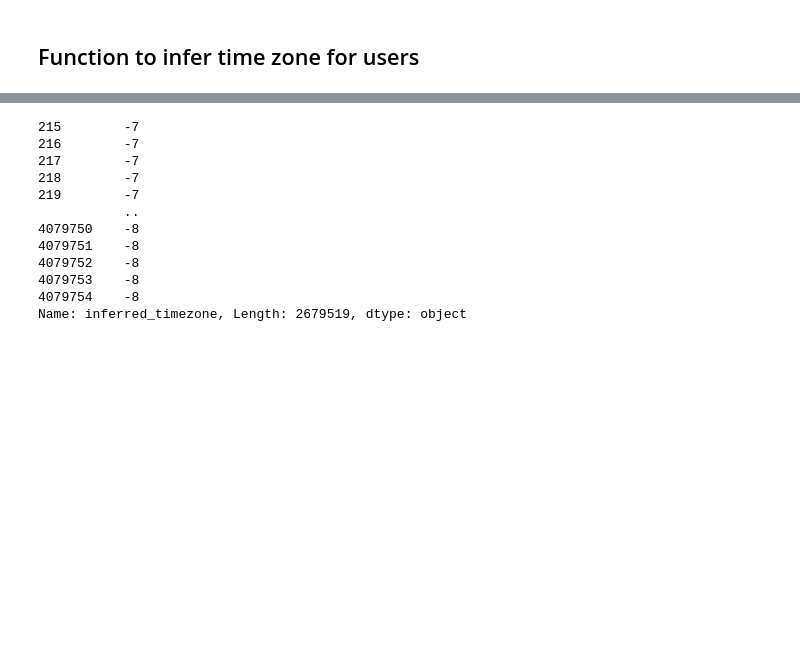
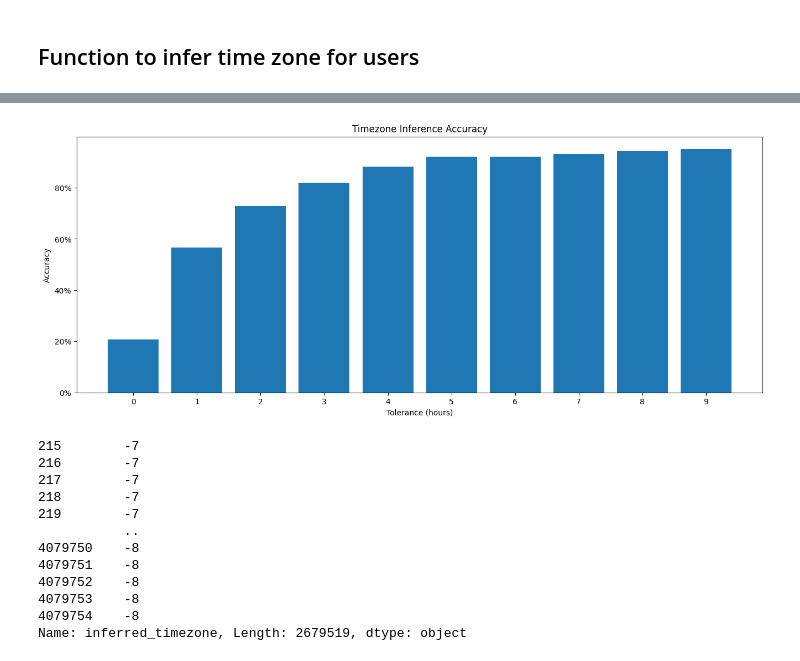
Before and after one commit to AlexHartmann00/camlmm, a Jupyter notebook: create_base_data.ipynb, the cells around one changed output, grey strips where cells are left out. Saved outputs shown, nothing was run; the diff lists cells and outputs as text; code cells hidden in the pictures; blank space fills up the shorter version.

Commit message:
New time zone plot

```diff
--- a/create_base_data.ipynb
+++ b/create_base_data.ipynb
@@ -395,0 +408,14 @@ KeyboardInterrupt:
+# %%
+true_df = data_tz[['tweet_id', 'timezone']]
+true_df['utc_offset'] = true_df['timezone'].apply(get_utc_offset_hours)
+pred_df = data[['tweet_id', 'user_id', 'inferred_timezone']]
+
+comparison_df = pd.merge(
+    true_df,
+    pred_df,
+    'inner',
+    on = 'tweet_id'
+).drop_duplicates(subset=['user_id'])
+
+comparison_df['difference'] = (comparison_df['utc_offset'] - comparison_df['inferred_timezone']).abs()
+comparison_df
@@ -396,3 +441,29 @@ KeyboardInterrupt:
+# %%
+tolerances = []
+accuracies = []
+
+for i in range(10):
+    accuracy = comparison_df.loc[comparison_df['difference'] <= i].shape[0] / comparison_df.shape[0]
+    tolerance = i
+
+    tolerances.append(tolerance)
+    accuracies.append(accuracy)
+
+fig,ax = plt.subplots(figsize=(16,6))
+
+y_ticks = np.arange(0, 1, 0.2)
+
+ax.set_yticks(y_ticks)
+ax.set_yticklabels([f'{int(tick*100)}%' for tick in y_ticks])
+ax.set_ylabel('Accuracy')
+ax.set_xlabel('Tolerance (hours)')
+ax.set_xticks(tolerances)
+ax.set_title('Timezone Inference Accuracy')
+ax.bar(tolerances, accuracies)
+
+plt.savefig('figures/timezone_inference_accuracy.png', dpi=400, bbox_inches='tight')
+# %% [output]
+[figure, added]
 # %%
 data.inferred_timezone
 # %% [output]
```
Also changed, not shown: parts of 4 cells of this notebook, 3 other files.
